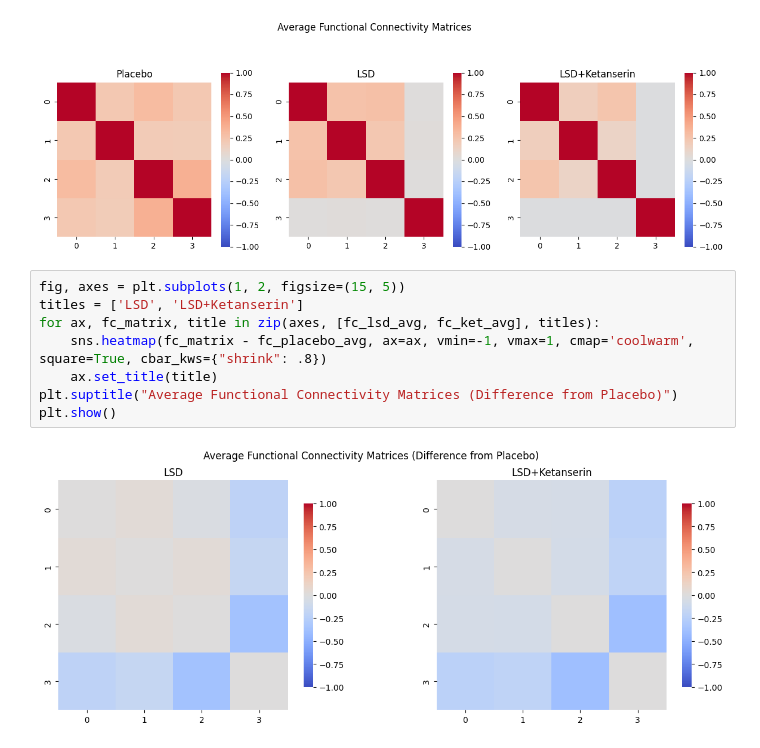
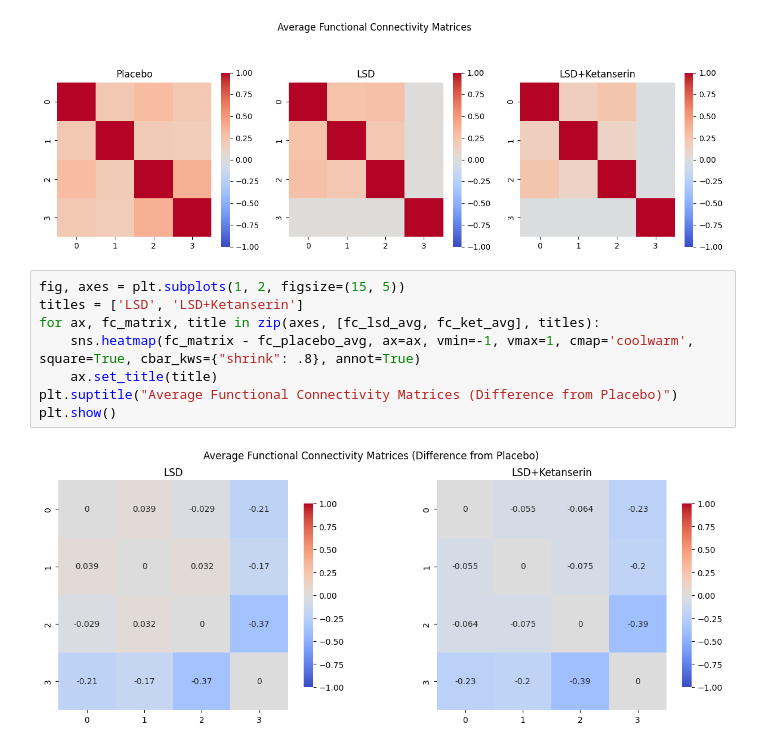
Before and after one commit to dani2442/neuroscience_control, a Jupyter notebook: examples/eda_lsd_builtin.ipynb, the cells around one changed output. Cells and saved outputs as stored; diff of their text form.

```diff
--- a/examples/eda_lsd_builtin.ipynb
+++ b/examples/eda_lsd_builtin.ipynb
@@ -71,10 +71,10 @@ plt.show()
 # %%
 fig, axes = plt.subplots(1, 2, figsize=(15, 5))
 titles = ['LSD', 'LSD+Ketanserin']
 for ax, fc_matrix, title in zip(axes, [fc_lsd_avg, fc_ket_avg], titles):
-    sns.heatmap(fc_matrix - fc_placebo_avg, ax=ax, vmin=-1, vmax=1, cmap='coolwarm', square=True, cbar_kws={"shrink": .8})
+    sns.heatmap(fc_matrix - fc_placebo_avg, ax=ax, vmin=-1, vmax=1, cmap='coolwarm', square=True, cbar_kws={"shrink": .8}, annot=True)
     ax.set_title(title)
 plt.suptitle("Average Functional Connectivity Matrices (Difference from Placebo)")
 plt.show()
 # %% [output]
-[figure, old version]
+[figure, new version]
```
Also changed, not shown: parts of 6 cells of this notebook.
